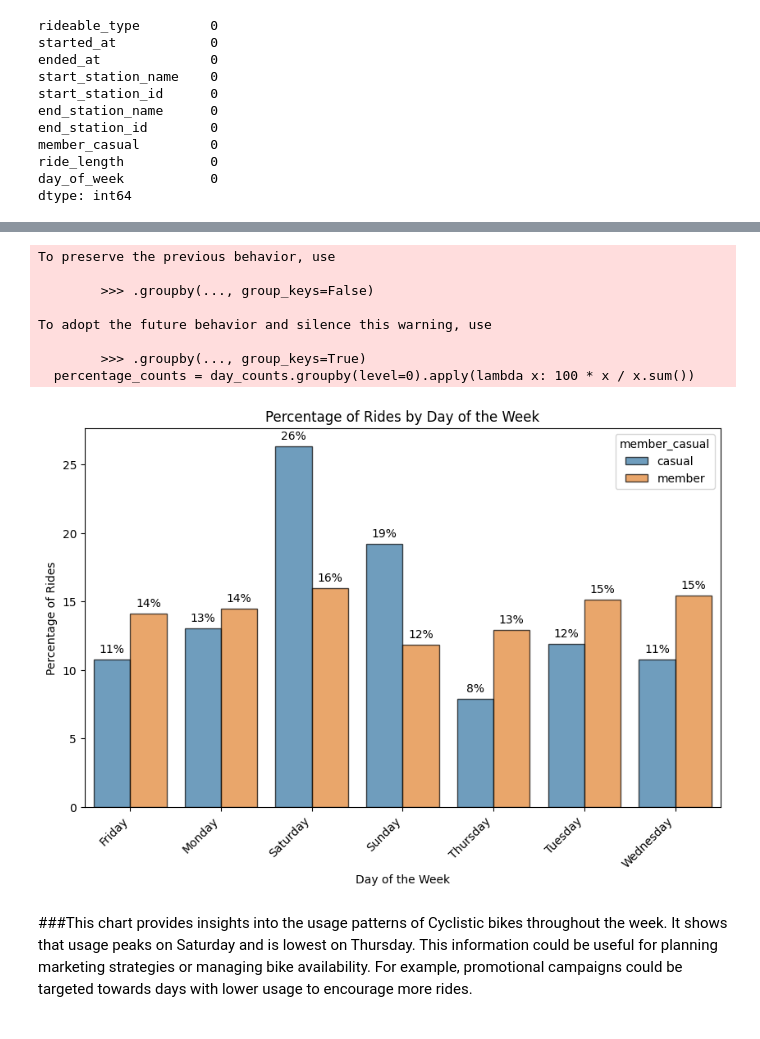
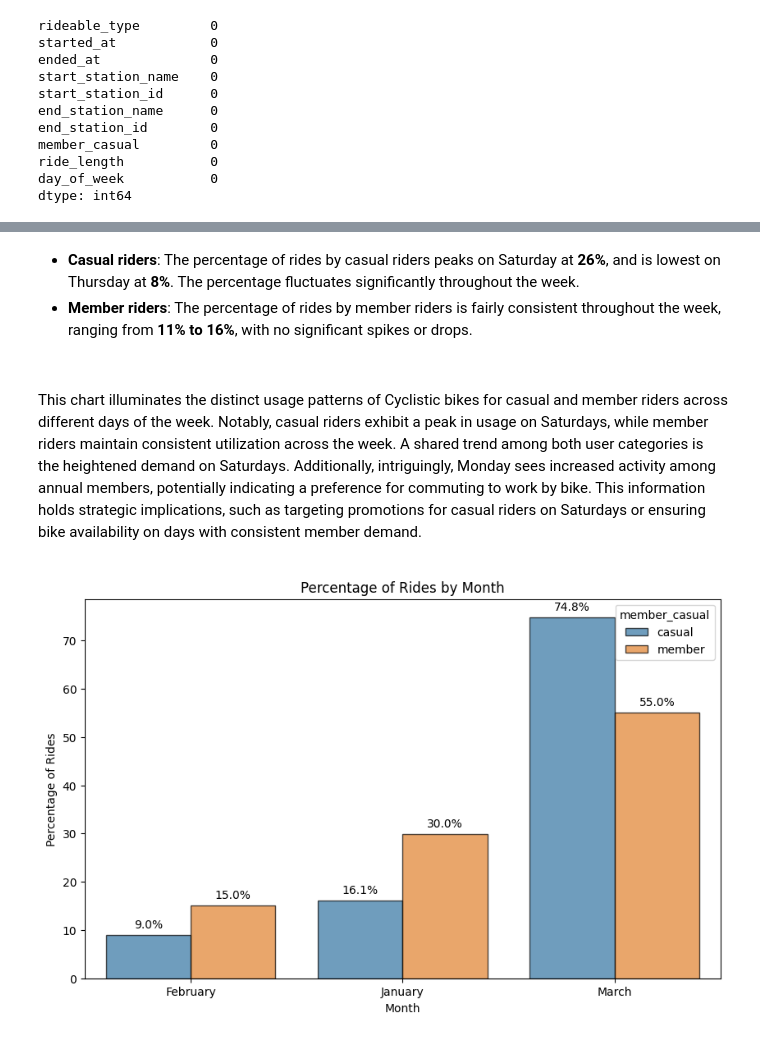
Before and after one commit to Nazneen-akram/coursera-rep, a Jupyter notebook: Google_CaseStudy_Bike_Share.ipynb, the cells around one changed output, grey strips where cells are left out. Saved outputs shown, nothing was run; the diff lists cells and outputs as text; code cells hidden in the pictures.

```diff
--- a/Google_CaseStudy_Bike_Share.ipynb
+++ b/Google_CaseStudy_Bike_Share.ipynb
@@ -319,43 +349,43 @@ dtype: int64
+# %% [markdown]
+
+
+*   **Casual riders**: The percentage of rides by casual riders peaks on Saturday at **26%**, and is lowest on Thursday at **8%**. The percentage fluctuates significantly throughout the week.
+*   **Member riders**: The percentage of rides by member riders is fairly consistent throughout the week, ranging from **11% to 16%**, with no significant spikes or drops.
+<p><br>
+
+This chart illuminates the distinct usage patterns of Cyclistic bikes for casual and member riders across different days of the week. Notably, casual riders exhibit a peak in usage on Saturdays, while member riders maintain consistent utilization across the week. A shared trend among both user categories is the heightened demand on Saturdays. Additionally, intriguingly, Monday sees increased activity among annual members, potentially indicating a preference for commuting to work by bike. This information holds strategic implications, such as targeting promotions for casual riders on Saturdays or ensuring bike availability on days with consistent member demand.
 # %%
-# Calculate the count for each day of the week for each user type
-day_counts = all_data.groupby(['member_casual', 'day_of_week']).size()
+# Extract the month from the 'started_at' column
+all_data['month'] = all_data['started_at'].dt.month_name()
+
+# Calculate the count for each month for each user type
+month_counts = all_data.groupby(['member_casual', 'month']).size()
 
 # Calculate the percentage of the sum of counts within each user type
-percentage_counts = day_counts.groupby(level=0).apply(lambda x: 100 * x / x.sum())
+percentage_counts = month_counts.groupby(level=0,group_keys=False).apply(lambda x: 100 * x / x.sum())
 
 # Reset the index to make 'member_casual' a column again
 percentage_counts = percentage_counts.reset_index()
-percentage_counts.columns = ['member_casual', 'day_of_week', 'percentage_of_rides']
+percentage_counts.columns = ['member_casual', 'month', 'percentage_of_rides']
 
 # Plot the bar chart
 plt.figure(figsize=(10, 6))
-bar_plot = sns.barplot(x='day_of_week', y='percentage_of_rides', hue='member_casual', data=percentage_counts, edgecolor='black', alpha=0.7)
+bar_plot = sns.barplot(x='month', y='percentage_of_rides', hue='member_casual', data=percentage_counts, edgecolor='black', alpha=0.7)
 
 # Customize the plot
-plt.title('Percentage of Rides by Day of the Week')
-plt.xlabel('Day of the Week')
+plt.title('Percentage of Rides by Month')
+plt.xlabel('Month')
 plt.ylabel('Percentage of Rides')
-plt.xticks(rotation=45, ha='right')  # Rotate x-axis labels for better readability
 
 # Add percentage on top of each bar
 for p in bar_plot.patches:
-    bar_plot.annotate(format(p.get_height(), '.0f') + '%',
+    bar_plot.annotate(format(p.get_height(), '.1f') + '%',
                    (p.get_x() + p.get_width() / 2., p.get_height()),
                    ha = 'center', va = 'center',
                    xytext = (0, 9),
                    textcoords = 'offset points')
 
 # Show the plot
 plt.show()
 # %% [output]
-To preserve the previous behavior, use
-
-        >>> .groupby(..., group_keys=False)
-
-To adopt the future behavior and silence this warning, use
-
-        >>> .groupby(..., group_keys=True)
-  percentage_counts = day_counts.groupby(level=0).apply(lambda x: 100 * x / x.sum())
-[figure, old version]
+[figure, new version]
-# %% [markdown]
-###This chart provides insights into the usage patterns of Cyclistic bikes throughout the week. It shows that usage peaks on Saturday and is lowest on Thursday. This information could be useful for planning marketing strategies or managing bike availability. For example, promotional campaigns could be targeted towards days with lower usage to encourage more rides.
```
Also changed, not shown: parts of 2 cells of this notebook.
